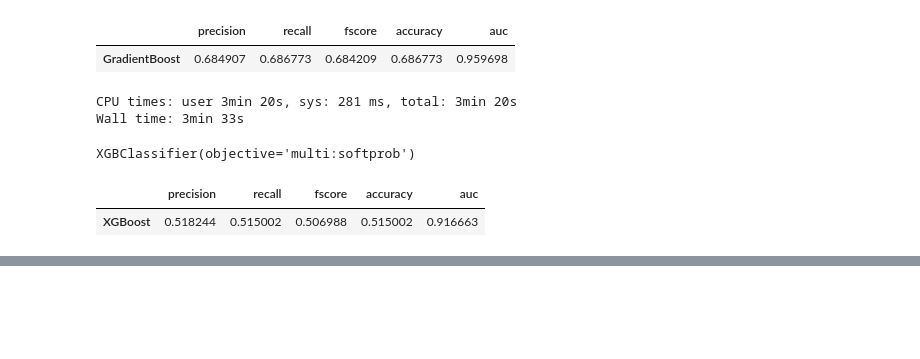
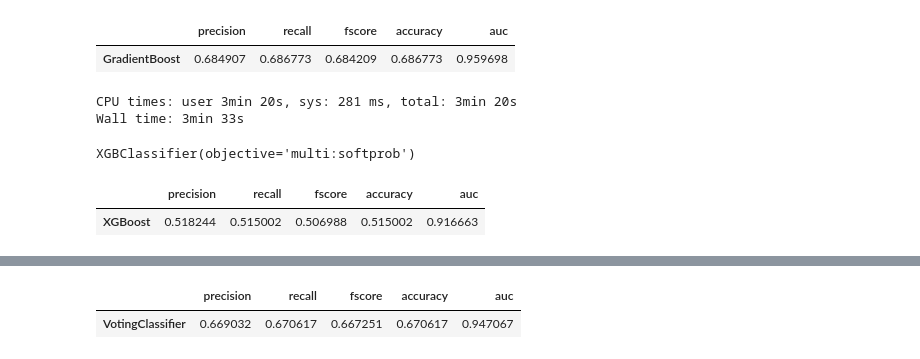
Before and after one commit to tathagatsathe/HumanActivityRecognition, a Jupyter notebook: Human_Activity_Recognition.ipynb, the cells around one changed output, grey strips where cells are left out. Cells and saved outputs as stored; diff of their text form; code cells hidden in the pictures; blank space fills up the shorter version.

Commit message:
added voting classifier

```diff
--- a/Human_Activity_Recognition.ipynb
+++ b/Human_Activity_Recognition.ipynb
@@ -440,7 +451,9 @@ y_pred = GSGR.predict(X_test)
 
 print(classification_report(y_pred, y_test))
 # %%
-LR = LogisticRegression(penalty='l2',solver='saga',max_iter=500).fit(X_train, y_train)
+%%time
+LRL2 = LogisticRegression(penalty='l2',solver='saga',max_iter=10000).fit(X_train, y_train)
 
-y_pred = LR.predict(X_test)
-print(classification_report(y_pred, y_test))
+y_pred_LRL2 = LRL2.predict(X_test)
+
+print(classification_report(y_pred_LRL2, y_test))
@@ -447,4 +478,13 @@ print(classification_report(y_pred, y_test))
 # %%
-estimators = [('LR', LR),('GB', GR)]
+estimators = [('LR', LRL2),('GB', GR)]
 
 VC = VotingClassifier(estimators, voting='soft').fit(X_train, y_train)
+# %%
+y_pred_vc = VC.predict(X_test)
+y_prob_vc = VC.predict_proba(X_test)
+# %%
+model_scores = model_scores.append(scores('VotingClassifier',y_test,y_pred_vc,y_prob_vc))
+scores('VotingClassifier',y_test,y_pred_vc,y_prob_vc)
+# %% [output]
+|  | precision | recall | fscore | accuracy | auc |
+| VotingClassifier | 0.669032 | 0.670617 | 0.667251 | 0.670617 | 0.947067 |
```
Also changed, not shown: parts of 4 cells of this notebook.
